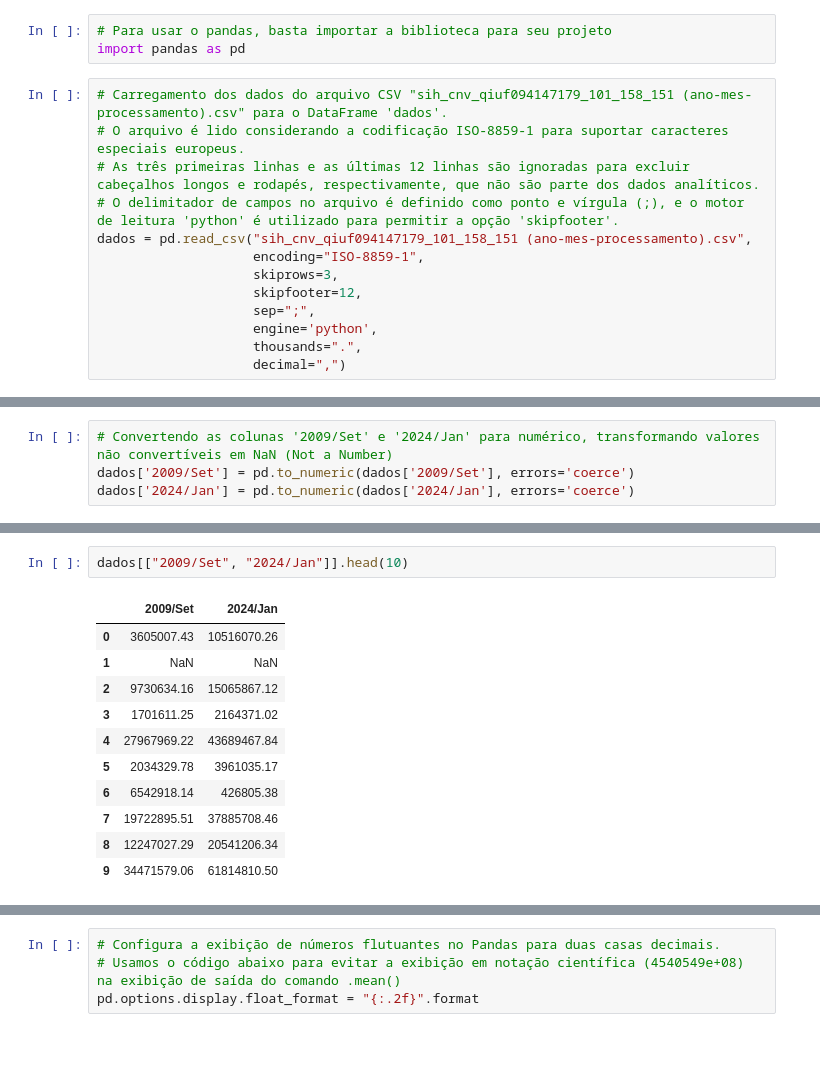
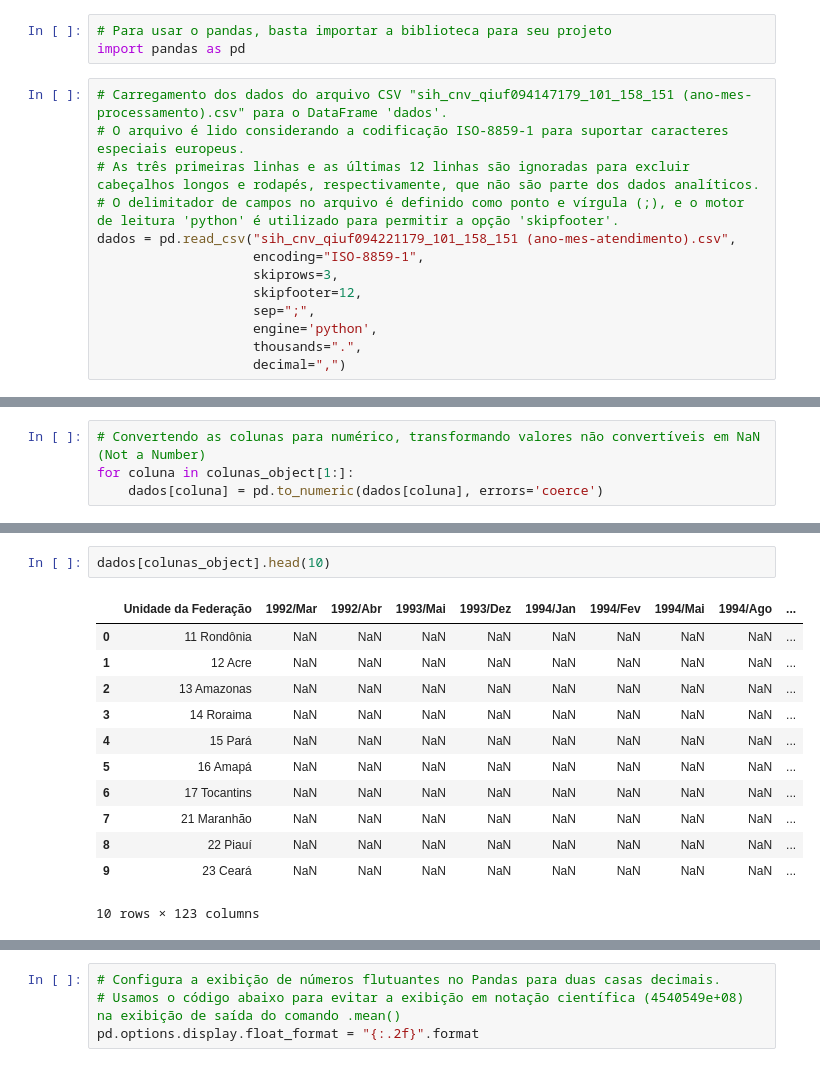
Before and after one commit to alexsoares4a/producao_hospitalar, a Jupyter notebook: producao_hospitalar.ipynb, the cells around one changed output, grey strips where cells are left out. Drawn from its saved outputs; the diff is of its cells as text.

```diff
--- a/producao_hospitalar.ipynb
+++ b/producao_hospitalar.ipynb
@@ -12,7 +12,7 @@ import pandas as pd
 # O arquivo é lido considerando a codificação ISO-8859-1 para suportar caracteres especiais europeus.
 # As três primeiras linhas e as últimas 12 linhas são ignoradas para excluir cabeçalhos longos e rodapés, respectivamente, que não são parte dos dados analíticos.
 # O delimitador de campos no arquivo é definido como ponto e vírgula (;), e o motor de leitura 'python' é utilizado para permitir a opção 'skipfooter'.
-dados = pd.read_csv("sih_cnv_qiuf094147179_101_158_151 (ano-mes-processamento).csv",
+dados = pd.read_csv("sih_cnv_qiuf094221179_101_158_151 (ano-mes-atendimento).csv",
                     encoding="ISO-8859-1",
                     skiprows=3,
                     skipfooter=12,
@@ -96,7 +108,7 @@ dados[["2009/Set", "2024/Jan"]].head(10)
 # %%
-# Convertendo as colunas '2009/Set' e '2024/Jan' para numérico, transformando valores não convertíveis em NaN (Not a Number)
-dados['2009/Set'] = pd.to_numeric(dados['2009/Set'], errors='coerce')
-dados['2024/Jan'] = pd.to_numeric(dados['2024/Jan'], errors='coerce')
+# Convertendo as colunas para numérico, transformando valores não convertíveis em NaN (Not a Number)
+for coluna in colunas_object[1:]:
+    dados[coluna] = pd.to_numeric(dados[coluna], errors='coerce')
 # %%
 # Após a conversão, Verificamos que existe apenas uma coluna do tipo object
 dados.info()
@@ -115,17 +136,18 @@ dtype: object
 # %%
-dados[["2009/Set", "2024/Jan"]].head(10)
+dados[colunas_object].head(10)
 # %% [output]
-|  | 2009/Set | 2024/Jan |
-| 0 | 3605007.43 | 10516070.26 |
-| 1 | NaN | NaN |
-| 2 | 9730634.16 | 15065867.12 |
-| 3 | 1701611.25 | 2164371.02 |
-| 4 | 27967969.22 | 43689467.84 |
-| 5 | 2034329.78 | 3961035.17 |
-| 6 | 6542918.14 | 426805.38 |
-| 7 | 19722895.51 | 37885708.46 |
-| 8 | 12247027.29 | 20541206.34 |
-| 9 | 34471579.06 | 61814810.50 |
+|  | Unidade da Federação | 1992/Mar | 1992/Abr | 1993/Mai | 1993/Dez | 1994/Jan | 1994/Fev | 1994/Mai | 1994/Ago | ... |
+| 0 | 11 Rondônia | NaN | NaN | NaN | NaN | NaN | NaN | NaN | NaN | ... |
+| 1 | 12 Acre | NaN | NaN | NaN | NaN | NaN | NaN | NaN | NaN | ... |
+| 2 | 13 Amazonas | NaN | NaN | NaN | NaN | NaN | NaN | NaN | NaN | ... |
+| 3 | 14 Roraima | NaN | NaN | NaN | NaN | NaN | NaN | NaN | NaN | ... |
+| 4 | 15 Pará | NaN | NaN | NaN | NaN | NaN | NaN | NaN | NaN | ... |
+| 5 | 16 Amapá | NaN | NaN | NaN | NaN | NaN | NaN | NaN | NaN | ... |
+| 6 | 17 Tocantins | NaN | NaN | NaN | NaN | NaN | NaN | NaN | NaN | ... |
+| 7 | 21 Maranhão | NaN | NaN | NaN | NaN | NaN | NaN | NaN | NaN | ... |
+| 8 | 22 Piauí | NaN | NaN | NaN | NaN | NaN | NaN | NaN | NaN | ... |
+| 9 | 23 Ceará | NaN | NaN | NaN | NaN | NaN | NaN | NaN | NaN | ... |
+10 rows × 123 columns
 # %%
 # Calcula a média apenas das colunas numéricas, ignorando as colunas não numéricas
 # Usei para não gerar erro por conta da primeiro coluna de Unidade da Federação
```
Also changed, not shown: parts of 20 cells of this notebook.
